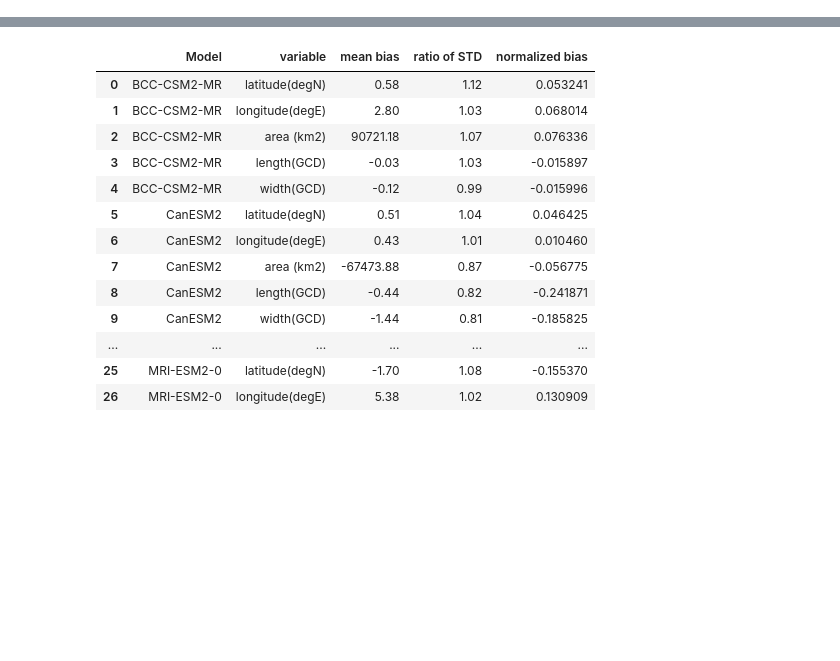
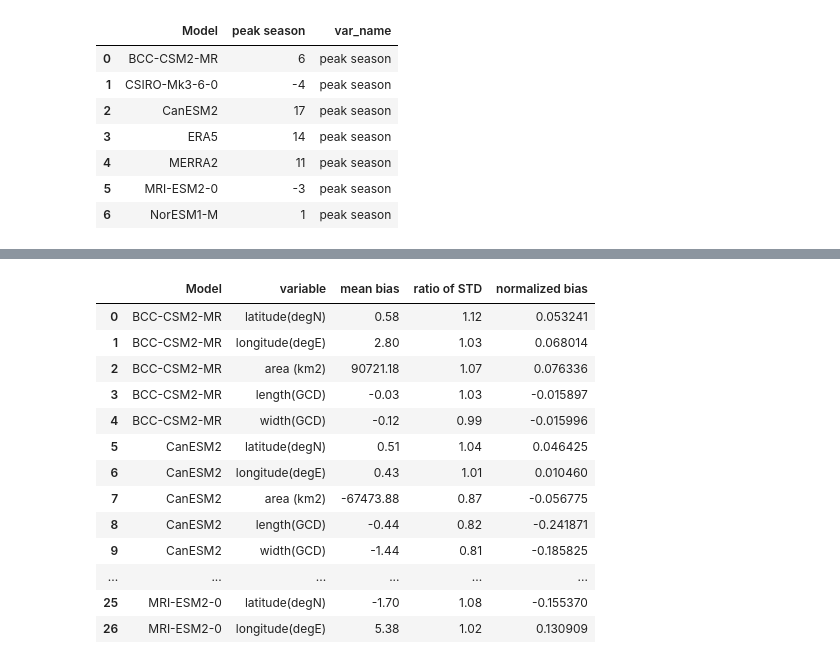
Before and after one commit to kristinchang3/PCMDI-Dong12-test, a Jupyter notebook: sample6_cmec.ipynb, the cells around one changed output, grey strips where cells are left out. Cells and saved outputs as stored; diff of their text form; code cells hidden in the pictures; blank space fills up the shorter version.

Commit message:
creating new portrait plot with peak season data

```diff
--- a/sample6_cmec.ipynb
+++ b/sample6_cmec.ipynb
@@ -16,3 +16,23 @@ from bokeh.models import HoverTool
 f = 'sample6_cmec.json'
 with open(f) as og_file:
     dat = json.load(og_file)
+# %%
+h = 'peak_season_cmec.json'
+with open(h) as new_file:
+    dat2 = json.load(new_file)
+# %%
+ps_df = pd.DataFrame.from_dict(dat2['RESULTS'], orient='index')
+ps_df['Model'] = ps_df.index
+ps_df = ps_df.reset_index()
+ps_df = ps_df[['Model', 'peak season']]
+ps_df['var_name'] = 'peak season'
+ps_df
+# %% [output]
+|  | Model | peak season | var_name |
+| 0 | BCC-CSM2-MR | 6 | peak season |
+| 1 | CSIRO-Mk3-6-0 | -4 | peak season |
+| 2 | CanESM2 | 17 | peak season |
+| 3 | ERA5 | 14 | peak season |
+| 4 | MERRA2 | 11 | peak season |
+| 5 | MRI-ESM2-0 | -3 | peak season |
+| 6 | NorESM1-M | 1 | peak season |
```
Also changed, not shown: parts of 3 cells of this notebook, 11 other files.
